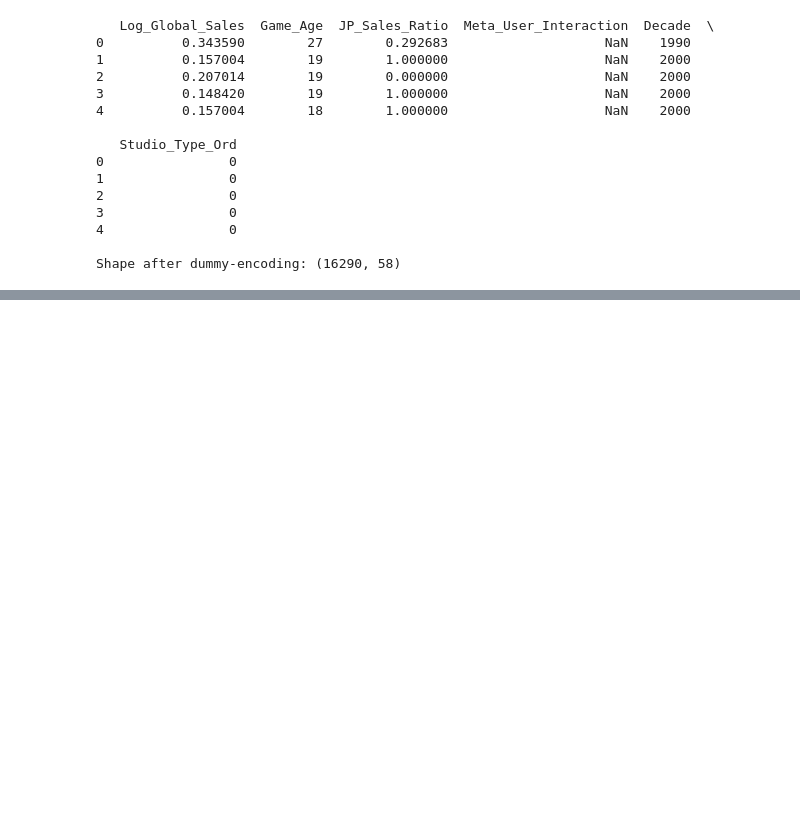
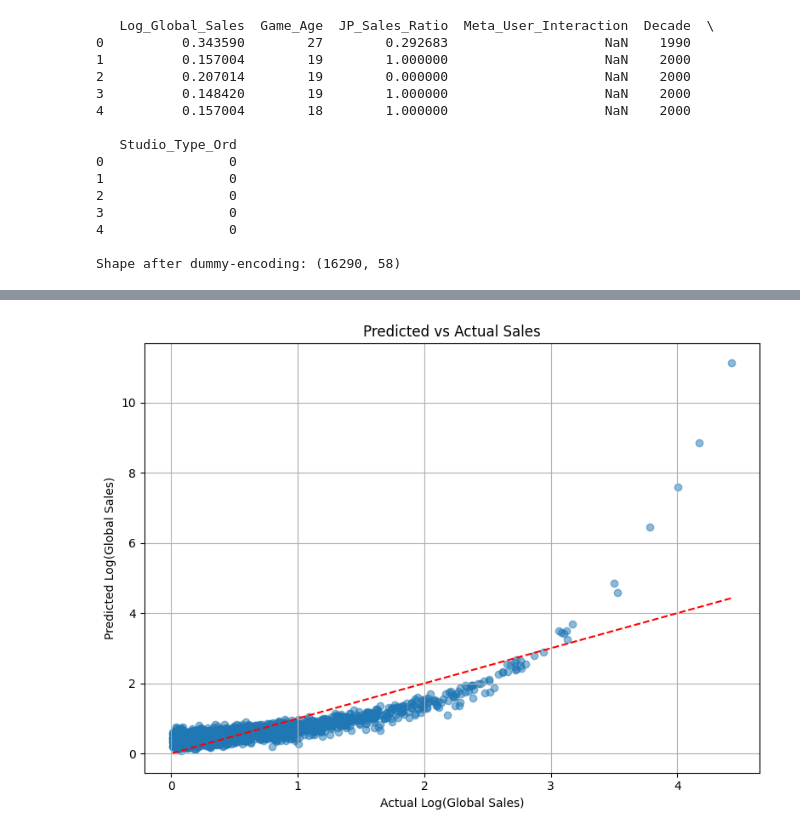
Before and after one commit to mertqara/PopularGameGenres, a Jupyter notebook: dataVisualisationAndAnalysis.ipynb, the cells around one changed output, grey strips where cells are left out. Saved outputs shown, nothing was run; the diff lists cells and outputs as text; code cells hidden in the pictures; blank space fills up the shorter version.

```diff
--- a/dataVisualisationAndAnalysis.ipynb
+++ b/dataVisualisationAndAnalysis.ipynb
@@ -417,0 +418,17 @@ R² on test (dropping NaNs): 0.6267584485130826
+# %%
+import matplotlib.pyplot as plt
+
+y_pred = model.predict(X_test)
+
+plt.figure(figsize=(8, 6))
+plt.scatter(y_test, y_pred, alpha=0.5)
+plt.plot([y_test.min(), y_test.max()],
+         [y_test.min(), y_test.max()], '--r')
+plt.xlabel('Actual Log(Global Sales)')
+plt.ylabel('Predicted Log(Global Sales)')
+plt.title('Predicted vs Actual Sales')
+plt.grid(True)
+plt.tight_layout()
+plt.show()
+# %% [output]
+[figure, added]
```
Also changed, not shown: parts of 3 cells of this notebook.
